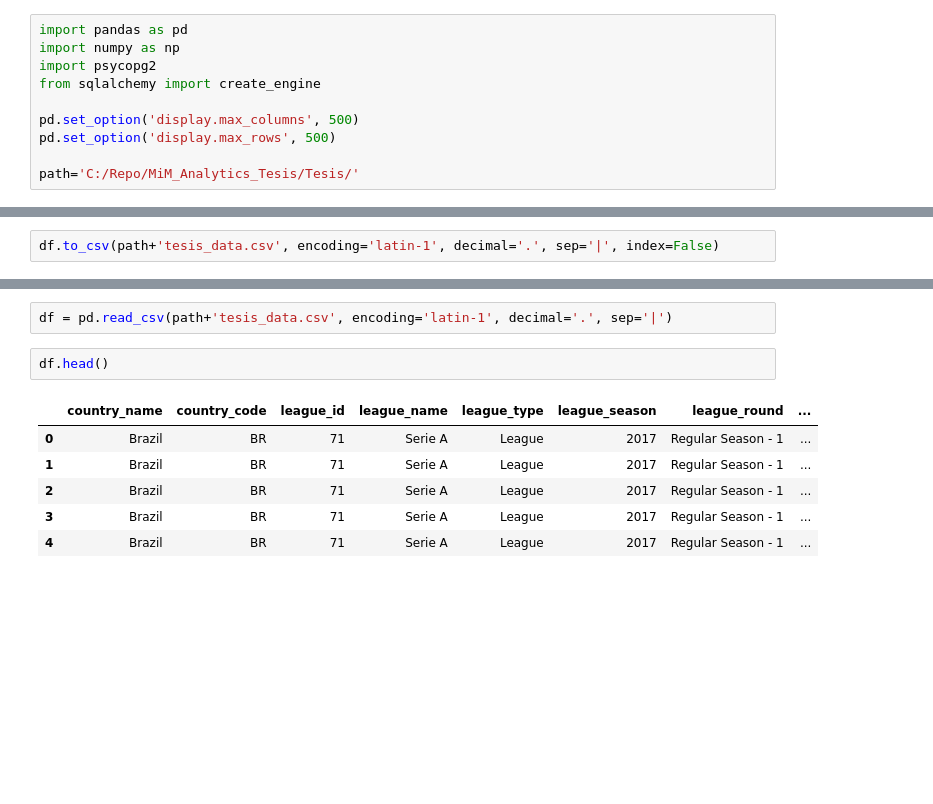
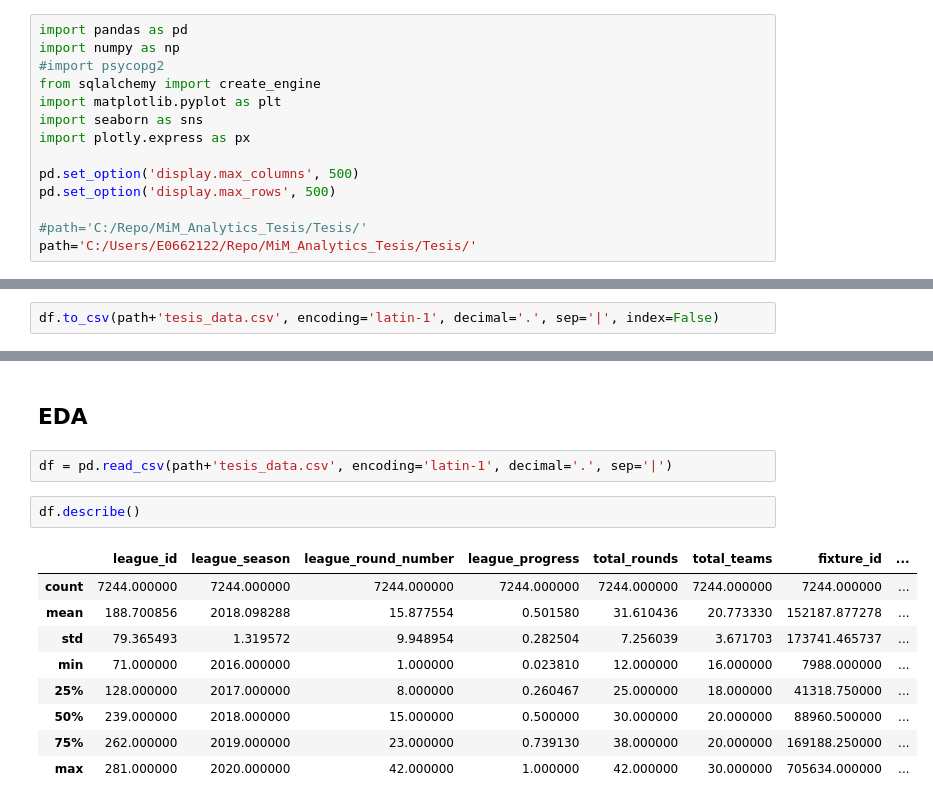
Before and after one commit to fpretto/MiM_Analytics_Tesis, a Jupyter notebook: Tesis/EDA.ipynb, the cells around one changed output, grey strips where cells are left out. Drawn from its saved outputs; the diff is of its cells as text; blank space fills up the shorter version.

```diff
--- a/Tesis/EDA.ipynb
+++ b/Tesis/EDA.ipynb
@@ -1,10 +3,14 @@
 # %%
 import pandas as pd
 import numpy as np
-import psycopg2
+#import psycopg2
 from sqlalchemy import create_engine
+import matplotlib.pyplot as plt
+import seaborn as sns
+import plotly.express as px
 
 pd.set_option('display.max_columns', 500)
 pd.set_option('display.max_rows', 500)
 
-path='C:/Repo/MiM_Analytics_Tesis/Tesis/'
+#path='C:/Repo/MiM_Analytics_Tesis/Tesis/'
+path='C:/Users/E0662122/Repo/MiM_Analytics_Tesis/Tesis/'
@@ -68,11 +49,16 @@ df.to_csv(path+'tesis_data.csv', encoding='latin-1', decimal='.', sep='|', index
+# %% [markdown]
+## EDA
 # %%
 df = pd.read_csv(path+'tesis_data.csv', encoding='latin-1', decimal='.', sep='|')
 # %%
-df.head()
+df.describe()
 # %% [output]
-|  | country_name | country_code | league_id | league_name | league_type | league_season | league_round | ... |
-| 0 | Brazil | BR | 71 | Serie A | League | 2017 | Regular Season - 1 | ... |
-| 1 | Brazil | BR | 71 | Serie A | League | 2017 | Regular Season - 1 | ... |
-| 2 | Brazil | BR | 71 | Serie A | League | 2017 | Regular Season - 1 | ... |
-| 3 | Brazil | BR | 71 | Serie A | League | 2017 | Regular Season - 1 | ... |
-| 4 | Brazil | BR | 71 | Serie A | League | 2017 | Regular Season - 1 | ... |
+|  | league_id | league_season | league_round_number | league_progress | total_rounds | total_teams | fixture_id | ... |
+| count | 7244.000000 | 7244.000000 | 7244.000000 | 7244.000000 | 7244.000000 | 7244.000000 | 7244.000000 | ... |
+| mean | 188.700856 | 2018.098288 | 15.877554 | 0.501580 | 31.610436 | 20.773330 | 152187.877278 | ... |
+| std | 79.365493 | 1.319572 | 9.948954 | 0.282504 | 7.256039 | 3.671703 | 173741.465737 | ... |
+| min | 71.000000 | 2016.000000 | 1.000000 | 0.023810 | 12.000000 | 16.000000 | 7988.000000 | ... |
+| 25% | 128.000000 | 2017.000000 | 8.000000 | 0.260467 | 25.000000 | 18.000000 | 41318.750000 | ... |
+| 50% | 239.000000 | 2018.000000 | 15.000000 | 0.500000 | 30.000000 | 20.000000 | 88960.500000 | ... |
+| 75% | 262.000000 | 2019.000000 | 23.000000 | 0.739130 | 38.000000 | 20.000000 | 169188.250000 | ... |
+| max | 281.000000 | 2020.000000 | 42.000000 | 1.000000 | 42.000000 | 30.000000 | 705634.000000 | ... |
```
Also changed, not shown: parts of 33 cells of this notebook.
